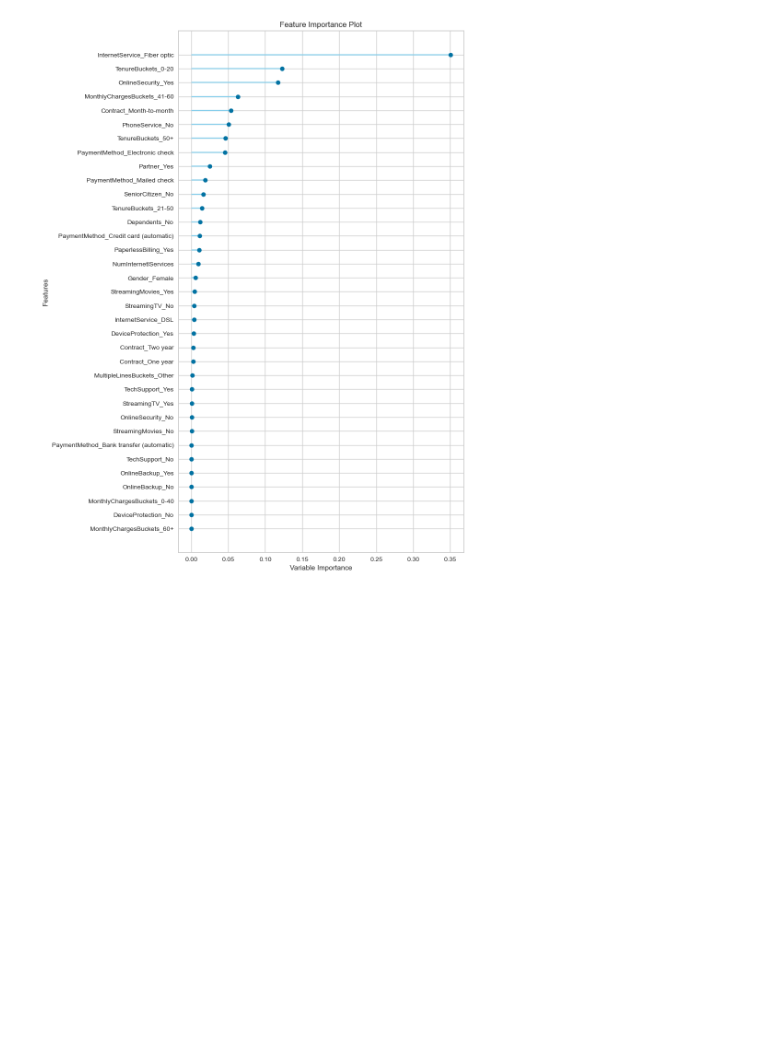
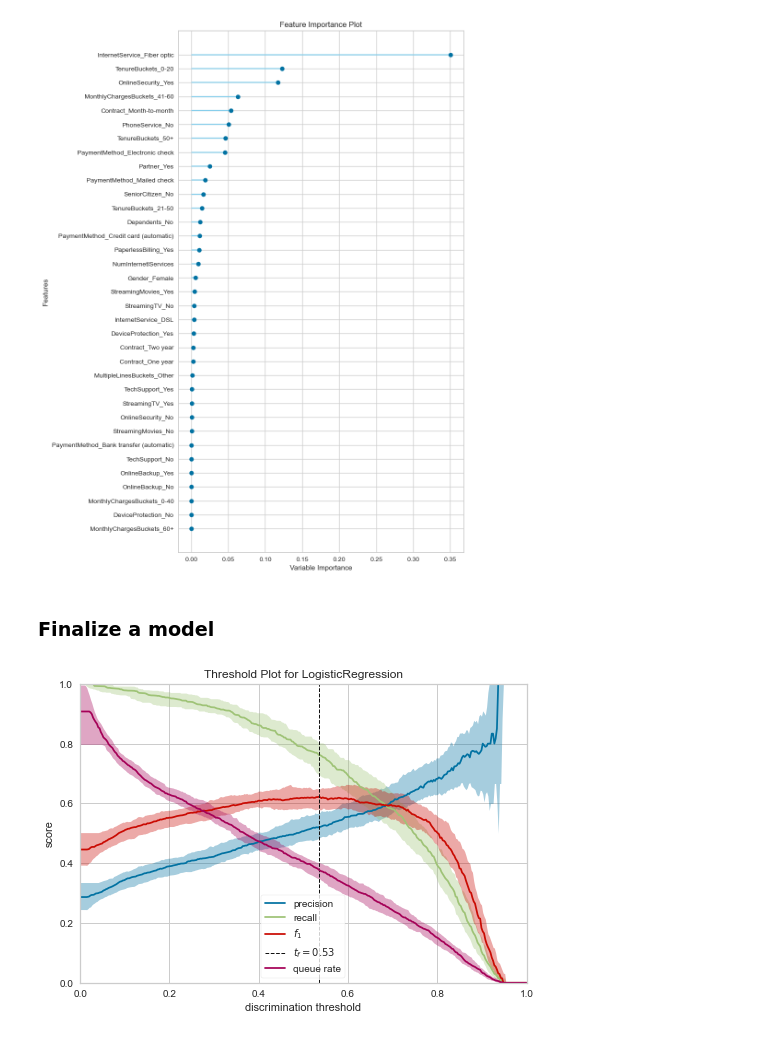
Before and after one commit to kubekmonika/customer-churn-analysis-telco-dataset, a Jupyter notebook: notebooks/model.ipynb, the cells around one changed output. Drawn from its saved outputs; the diff is of its cells as text; code cells hidden in the pictures; blank space fills up the shorter version.

Commit message:
Finalize model: linear regression

```diff
--- a/notebooks/model.ipynb
+++ b/notebooks/model.ipynb
@@ -300,3 +300,9 @@ plot_model(tuned_dt, plot = 'error')
 plot_model(tuned_dt, plot = 'feature_all')
 # %% [output]
 [figure]
+# %% [markdown]
+### Finalize a model
+# %%
+plot_model(tuned_lr, plot = 'threshold')
+# %% [output]
+[figure, added]
```
Also changed, not shown: parts of 7 cells of this notebook.
